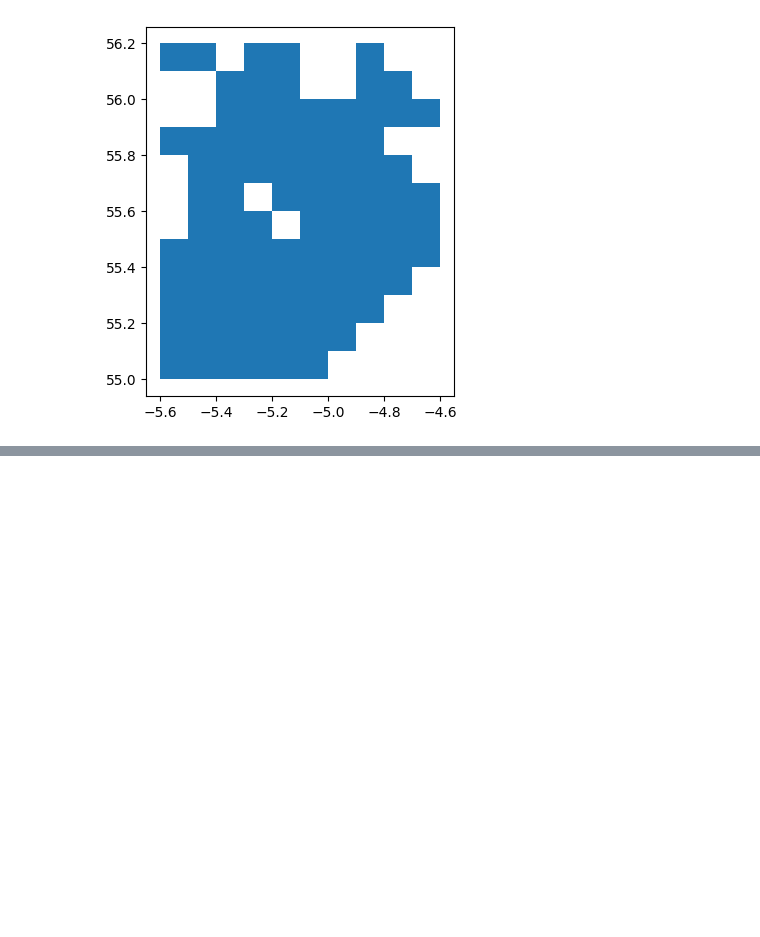
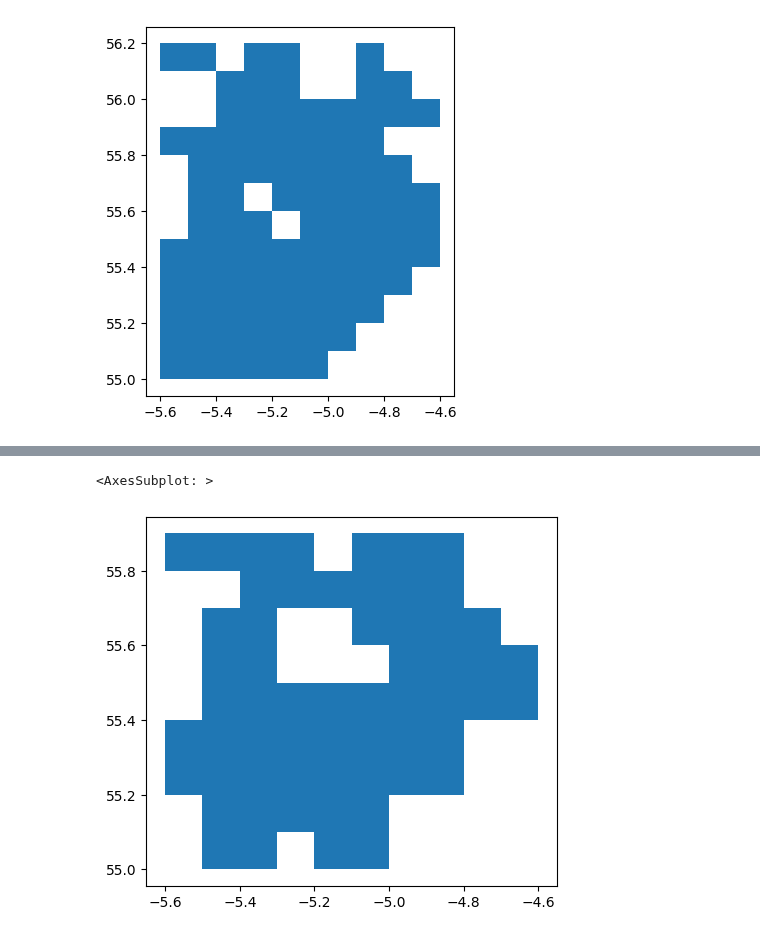
Before and after one commit to d2gex/fishery-analysis, a Jupyter notebook: src/firth_clyde_fishing_effort.ipynb, the cells around one changed output, grey strips where cells are left out. Cells and saved outputs as stored; diff of their text form; code cells hidden in the pictures; blank space fills up the shorter version.

Commit message:
create polygon vector for dredging

```diff
--- a/src/firth_clyde_fishing_effort.ipynb
+++ b/src/firth_clyde_fishing_effort.ipynb
@@ -186,7 +186,7 @@ yearly_average_trawling
 90 rows × 5 columns
 # %%
 def build_polygon_vector (data: pd.DataFrame, degree_offset: float) -> gpd.GeoDataFrame:
-    gdf_total = gpd.GeoDataFrame(yearly_total_trawling, geometry= gpd.points_from_xy(yearly_total_trawling.x, yearly_total_trawling.y))
+    gdf_total = gpd.GeoDataFrame(data, geometry= gpd.points_from_xy(data.x, data.y))
     gdf_total['geometry'] =gdf_total.apply(
         lambda s: shapely.geometry.Polygon(
             [
@@ -207,3 +207,6 @@ geo_yearly_average_trawling.plot()
 [figure]
 # %%
 geo_yearly_total_trawling.to_csv(FIRTH_DATA_PATH / 'trawling_total_by_cell.csv', index=False)
+# %%
+yearly_total_dredging = create_total_fishing_effort(timeseries, 'dredge_fishing')
+yearly_total_dredging
@@ -209,0 +231,6 @@ geo_yearly_total_trawling.to_csv(FIRTH_DATA_PATH / 'trawling_total_by_cell.csv',
+# %%
+geo_yearly_total_dredging = build_polygon_vector(yearly_total_dredging, 0.1)
+geo_yearly_total_dredging.plot()
+# %% [output]
+<AxesSubplot: >
+[figure, added]
```
Also changed, not shown: parts of 3 cells of this notebook, 2 other files.
